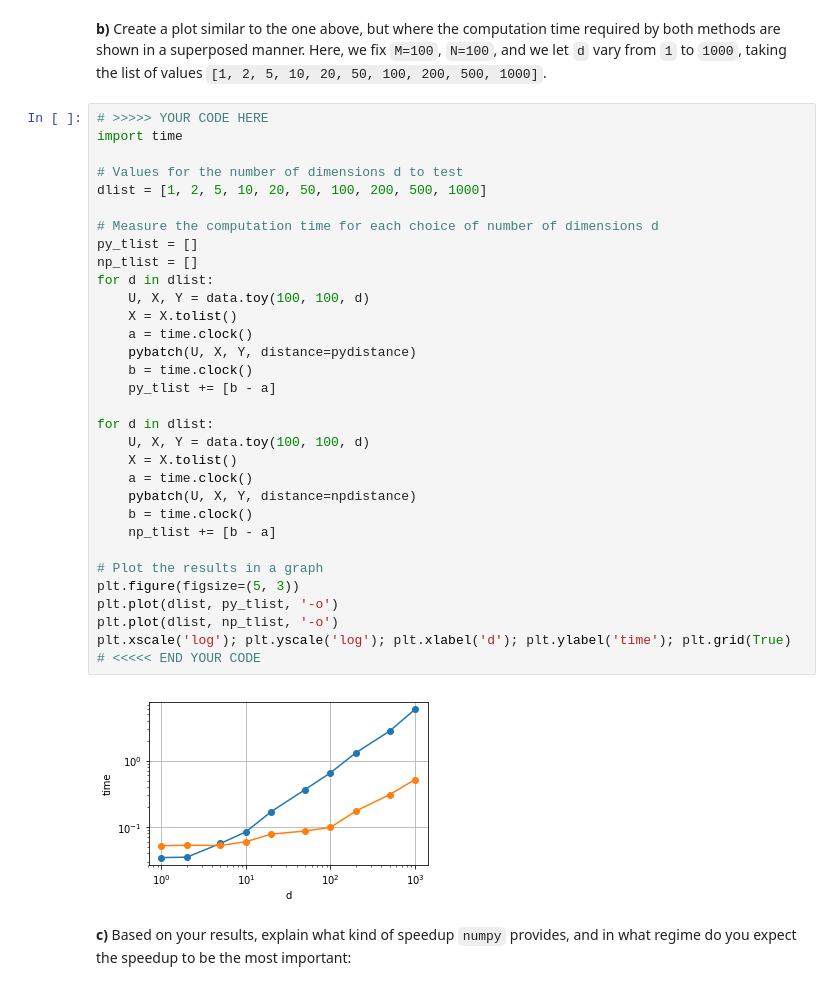
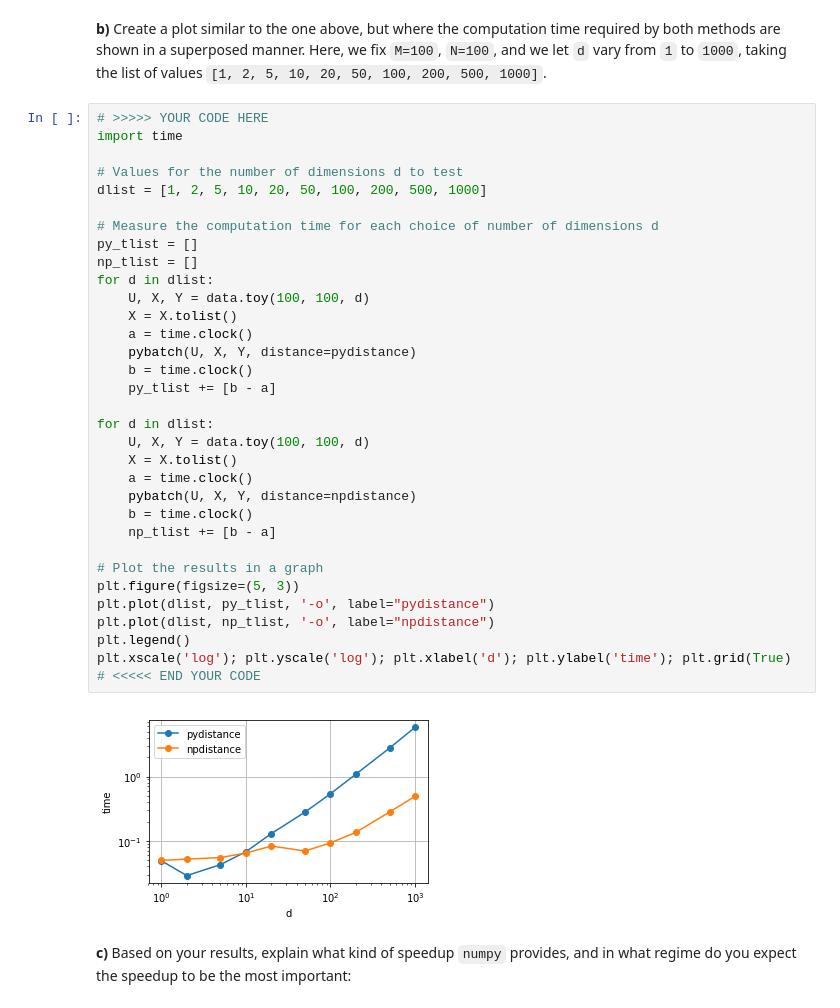
Before and after one commit to MMunier/pyML19Group12, a Jupyter notebook: Exercise2/sheet2.ipynb, the cells around one changed output. Cells and saved outputs as stored; diff of their text form.

```diff
--- a/Exercise2/sheet2.ipynb
+++ b/Exercise2/sheet2.ipynb
@@ -128,36 +128,37 @@ assert pybatch(U, X, Y, distance=pydistance) == pybatch(U, X, Y, distance=npdist
 # >>>>> YOUR CODE HERE
 import time
 
 # Values for the number of dimensions d to test
 dlist = [1, 2, 5, 10, 20, 50, 100, 200, 500, 1000]
 
 # Measure the computation time for each choice of number of dimensions d
 py_tlist = []
 np_tlist = []
 for d in dlist:
     U, X, Y = data.toy(100, 100, d)
     X = X.tolist()
     a = time.clock()
     pybatch(U, X, Y, distance=pydistance)
     b = time.clock()
     py_tlist += [b - a]
 
 for d in dlist:
     U, X, Y = data.toy(100, 100, d)
     X = X.tolist()
     a = time.clock()
     pybatch(U, X, Y, distance=npdistance)
     b = time.clock()
     np_tlist += [b - a]
 
 # Plot the results in a graph
 plt.figure(figsize=(5, 3))
-plt.plot(dlist, py_tlist, '-o')
-plt.plot(dlist, np_tlist, '-o')
+plt.plot(dlist, py_tlist, '-o', label="pydistance")
+plt.plot(dlist, np_tlist, '-o', label="npdistance")
+plt.legend()
 plt.xscale('log'); plt.yscale('log'); plt.xlabel('d'); plt.ylabel('time'); plt.grid(True)
 # <<<<< END YOUR CODE
 # %% [output]
-[figure, old version]
+[figure, new version]
 # %% [markdown]
 **c)** Based on your results, explain what kind of speedup `numpy` provides, and in what regime do you expect the speedup to be the most important:
 # %%
```
Also changed, not shown: parts of 5 cells of this notebook.
